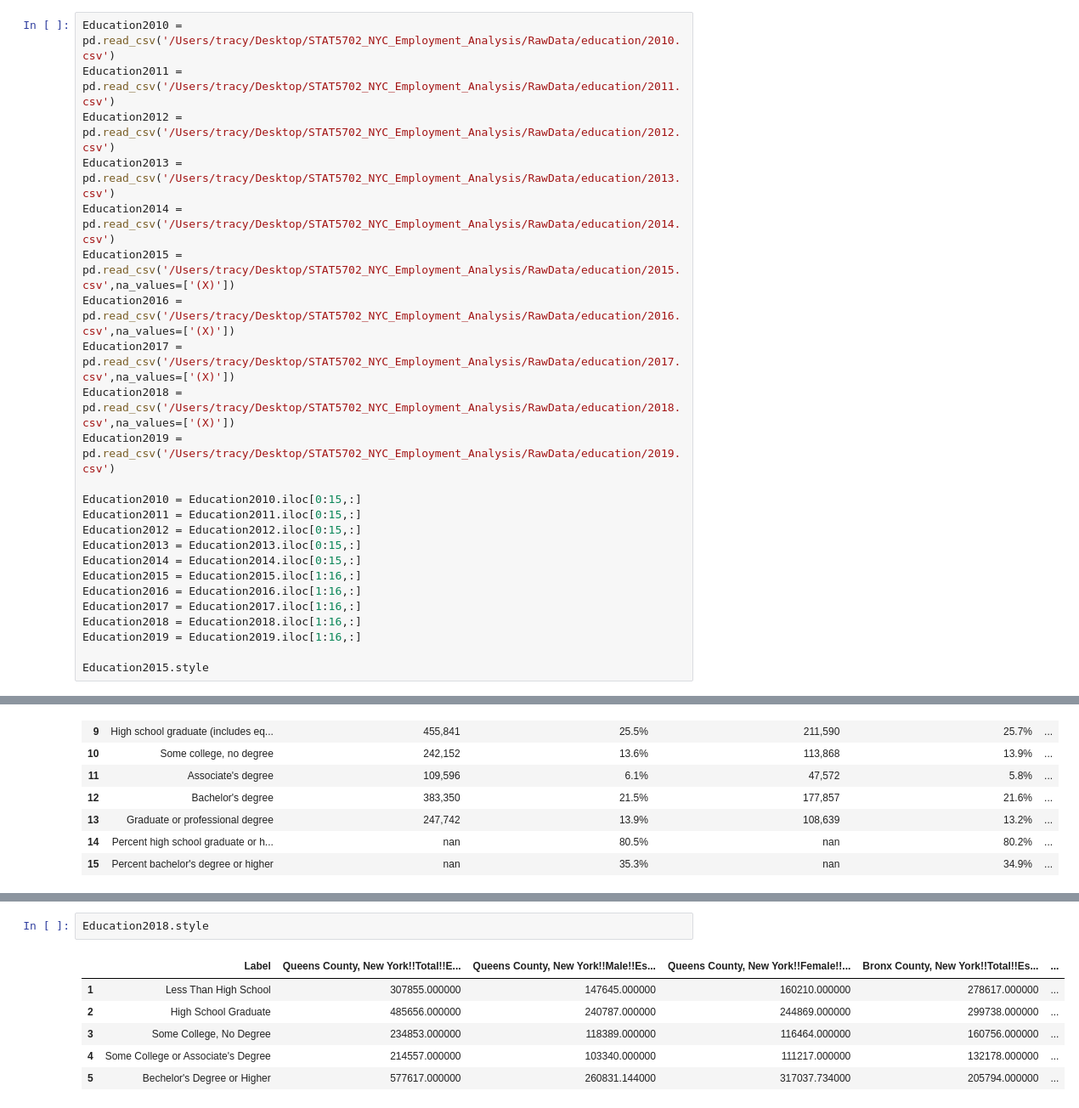
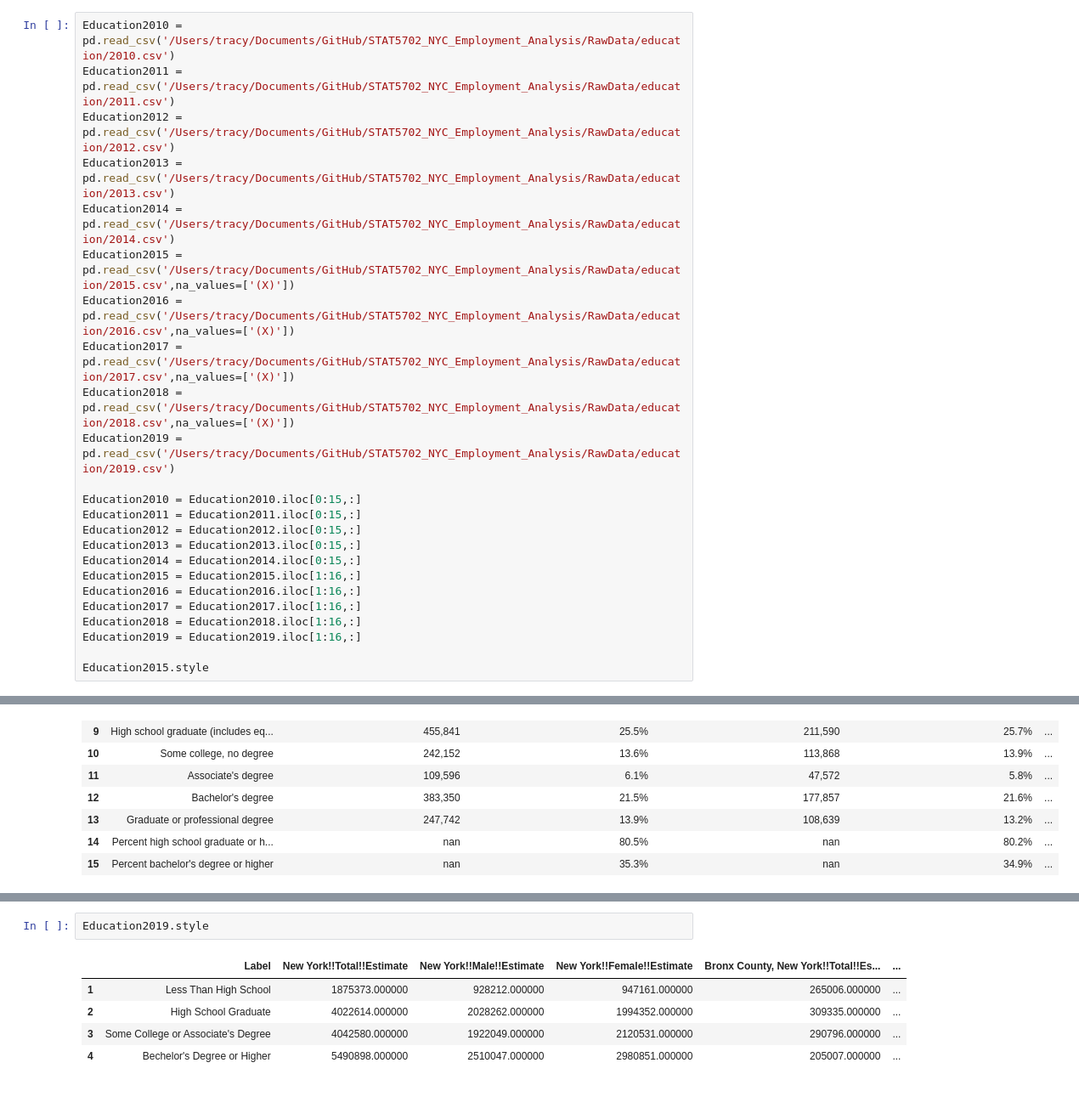
Before and after one commit to tracy3057/STAT5702_NYC_Employment_Analysis, a Jupyter notebook: DataPreprocessing/Code/education/EducationPreprocess.ipynb, the cells around one changed output, grey strips where cells are left out. Shown at 85% size. Drawn from its saved outputs; the diff is of its cells as text.

Commit message:
fix edu data

```diff
--- a/DataPreprocessing/Code/education/EducationPreprocess.ipynb
+++ b/DataPreprocessing/Code/education/EducationPreprocess.ipynb
@@ -3,16 +3,16 @@ import pandas as pd
 import numpy as np
 import os
 # %%
-Education2010 = pd.read_csv('/Users/tracy/Desktop/STAT5702_NYC_Employment_Analysis/RawData/education/2010.csv')
-Education2011 = pd.read_csv('/Users/tracy/Desktop/STAT5702_NYC_Employment_Analysis/RawData/education/2011.csv')
-Education2012 = pd.read_csv('/Users/tracy/Desktop/STAT5702_NYC_Employment_Analysis/RawData/education/2012.csv')
-Education2013 = pd.read_csv('/Users/tracy/Desktop/STAT5702_NYC_Employment_Analysis/RawData/education/2013.csv')
-Education2014 = pd.read_csv('/Users/tracy/Desktop/STAT5702_NYC_Employment_Analysis/RawData/education/2014.csv')
-Education2015 = pd.read_csv('/Users/tracy/Desktop/STAT5702_NYC_Employment_Analysis/RawData/education/2015.csv',na_values=['(X)'])
-Education2016 = pd.read_csv('/Users/tracy/Desktop/STAT5702_NYC_Employment_Analysis/RawData/education/2016.csv',na_values=['(X)'])
-Education2017 = pd.read_csv('/Users/tracy/Desktop/STAT5702_NYC_Employment_Analysis/RawData/education/2017.csv',na_values=['(X)'])
-Education2018 = pd.read_csv('/Users/tracy/Desktop/STAT5702_NYC_Employment_Analysis/RawData/education/2018.csv',na_values=['(X)'])
-Education2019 = pd.read_csv('/Users/tracy/Desktop/STAT5702_NYC_Employment_Analysis/RawData/education/2019.csv')
+Education2010 = pd.read_csv('/Users/tracy/Documents/GitHub/STAT5702_NYC_Employment_Analysis/RawData/education/2010.csv')
+Education2011 = pd.read_csv('/Users/tracy/Documents/GitHub/STAT5702_NYC_Employment_Analysis/RawData/education/2011.csv')
+Education2012 = pd.read_csv('/Users/tracy/Documents/GitHub/STAT5702_NYC_Employment_Analysis/RawData/education/2012.csv')
+Education2013 = pd.read_csv('/Users/tracy/Documents/GitHub/STAT5702_NYC_Employment_Analysis/RawData/education/2013.csv')
+Education2014 = pd.read_csv('/Users/tracy/Documents/GitHub/STAT5702_NYC_Employment_Analysis/RawData/education/2014.csv')
+Education2015 = pd.read_csv('/Users/tracy/Documents/GitHub/STAT5702_NYC_Employment_Analysis/RawData/education/2015.csv',na_values=['(X)'])
+Education2016 = pd.read_csv('/Users/tracy/Documents/GitHub/STAT5702_NYC_Employment_Analysis/RawData/education/2016.csv',na_values=['(X)'])
+Education2017 = pd.read_csv('/Users/tracy/Documents/GitHub/STAT5702_NYC_Employment_Analysis/RawData/education/2017.csv',na_values=['(X)'])
+Education2018 = pd.read_csv('/Users/tracy/Documents/GitHub/STAT5702_NYC_Employment_Analysis/RawData/education/2018.csv',na_values=['(X)'])
+Education2019 = pd.read_csv('/Users/tracy/Documents/GitHub/STAT5702_NYC_Employment_Analysis/RawData/education/2019.csv')
 
 Education2010 = Education2010.iloc[0:15,:]
 Education2011 = Education2011.iloc[0:15,:]
@@ -313,12 +283,11 @@ Education2019.drop([6,7,8,9,10,11,12,13,14,15],inplace = True)
 # %%
-Education2018.style
+Education2019.style
 # %% [output]
-|  | Label | Queens County, New York!!Total!!E... | Queens County, New York!!Male!!Es... | Queens County, New York!!Female!!... | Bronx County, New York!!Total!!Es... | ... |
-| 1 | Less Than High School | 307855.000000 | 147645.000000 | 160210.000000 | 278617.000000 | ... |
-| 2 | High School Graduate | 485656.000000 | 240787.000000 | 244869.000000 | 299738.000000 | ... |
-| 3 | Some College, No Degree | 234853.000000 | 118389.000000 | 116464.000000 | 160756.000000 | ... |
-| 4 | Some College or Associate's Degree | 214557.000000 | 103340.000000 | 111217.000000 | 132178.000000 | ... |
-| 5 | Bechelor's Degree or Higher | 577617.000000 | 260831.144000 | 317037.734000 | 205794.000000 | ... |
+|  | Label | New York!!Total!!Estimate | New York!!Male!!Estimate | New York!!Female!!Estimate | Bronx County, New York!!Total!!Es... | ... |
+| 1 | Less Than High School | 1875373.000000 | 928212.000000 | 947161.000000 | 265006.000000 | ... |
+| 2 | High School Graduate | 4022614.000000 | 2028262.000000 | 1994352.000000 | 309335.000000 | ... |
+| 3 | Some College or Associate's Degree | 4042580.000000 | 1922049.000000 | 2120531.000000 | 290796.000000 | ... |
+| 4 | Bechelor's Degree or Higher | 5490898.000000 | 2510047.000000 | 2980851.000000 | 205007.000000 | ... |
 # %%
 frames1 = [Education2010,Education2011,Education2012,Education2013,Education2014,Education2017,Education2018,Education2019]
 Education1 = pd.concat(frames1)
```
Also changed, not shown: parts of 2 cells of this notebook, 8 other files.
